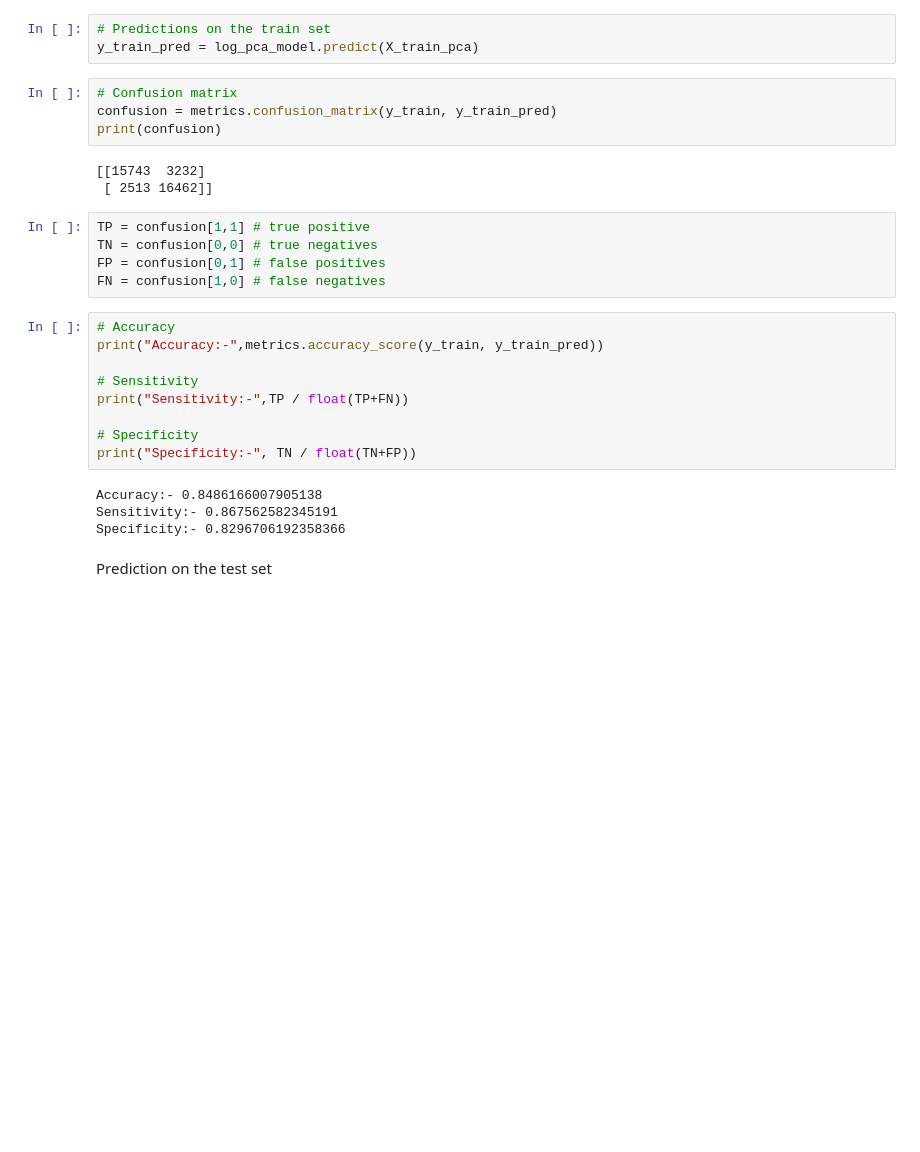
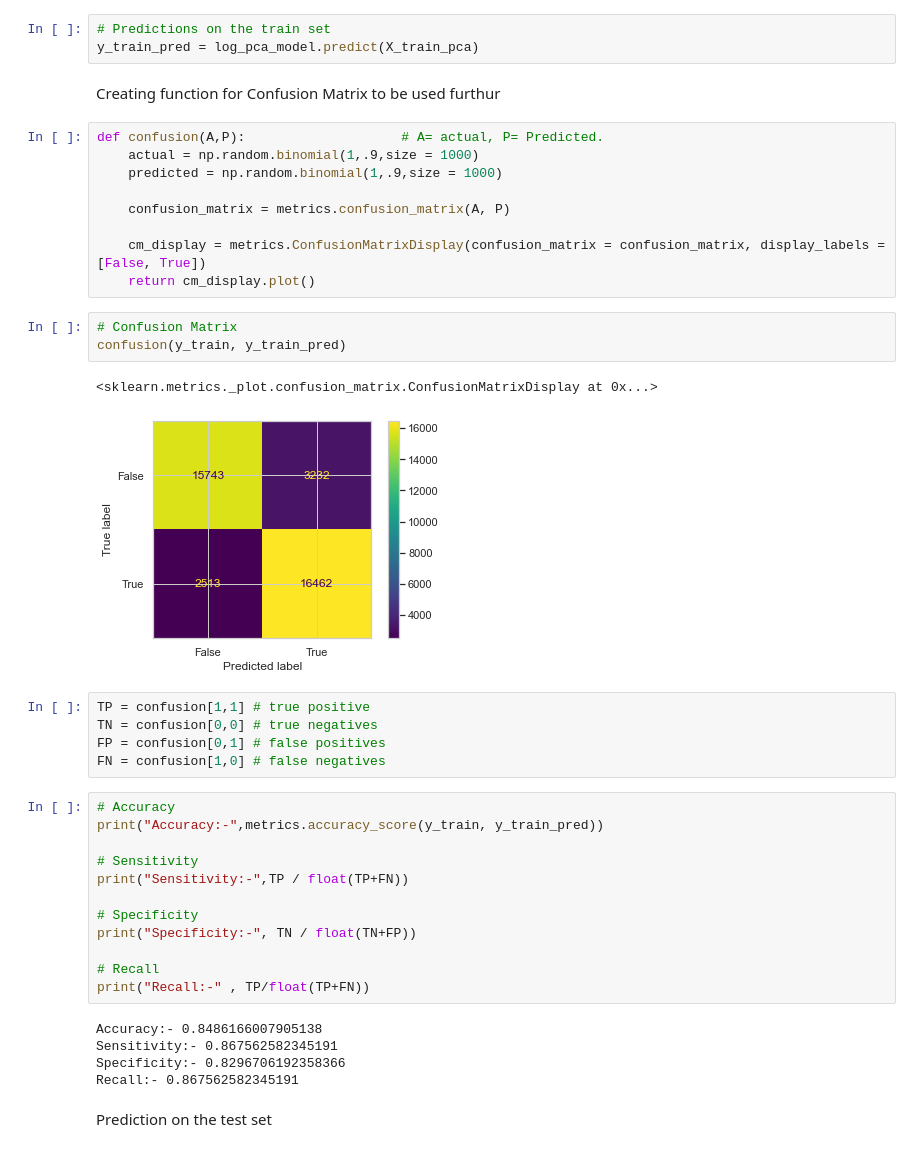
Before and after one commit to SatyugRaj/Telecom_Churn_Case_Study, a Jupyter notebook: Telecom_Churn_Case_Study.ipynb, the cells around one changed output. Drawn from its saved outputs; the diff is of its cells as text; blank space fills up the shorter version.

```diff
--- a/Telecom_Churn_Case_Study.ipynb
+++ b/Telecom_Churn_Case_Study.ipynb
@@ -845,13 +845,23 @@ Prediction on the train set
 # %%
 # Predictions on the train set
 y_train_pred = log_pca_model.predict(X_train_pca)
+# %% [markdown]
+Creating function for Confusion Matrix to be used furthur
+# %%
+def confusion(A,P):                    # A= actual, P= Predicted.
+    actual = np.random.binomial(1,.9,size = 1000)
+    predicted = np.random.binomial(1,.9,size = 1000)
+
+    confusion_matrix = metrics.confusion_matrix(A, P)
+
+    cm_display = metrics.ConfusionMatrixDisplay(confusion_matrix = confusion_matrix, display_labels = [False, True])
+    return cm_display.plot()
 # %%
-# Confusion matrix
-confusion = metrics.confusion_matrix(y_train, y_train_pred)
-print(confusion)
+# Confusion Matrix
+confusion(y_train, y_train_pred)
 # %% [output]
-[[15743  3232]
- [ 2513 16462]]
+<sklearn.metrics._plot.confusion_matrix.ConfusionMatrixDisplay at 0x...>
+[figure, added]
 # %%
 TP = confusion[1,1] # true positive
 TN = confusion[0,0] # true negatives
@@ -866,10 +876,14 @@ print("Sensitivity:-",TP / float(TP+FN))
 
 # Specificity
 print("Specificity:-", TN / float(TN+FP))
+
+# Recall
+print("Recall:-" , TP/float(TP+FN))
 # %% [output]
 Accuracy:- 0.8486166007905138
 Sensitivity:- 0.867562582345191
 Specificity:- 0.8296706192358366
+Recall:- 0.867562582345191
 # %% [markdown]
 Prediction on the test set
 # %%
```
Also changed, not shown: parts of 39 cells of this notebook.
